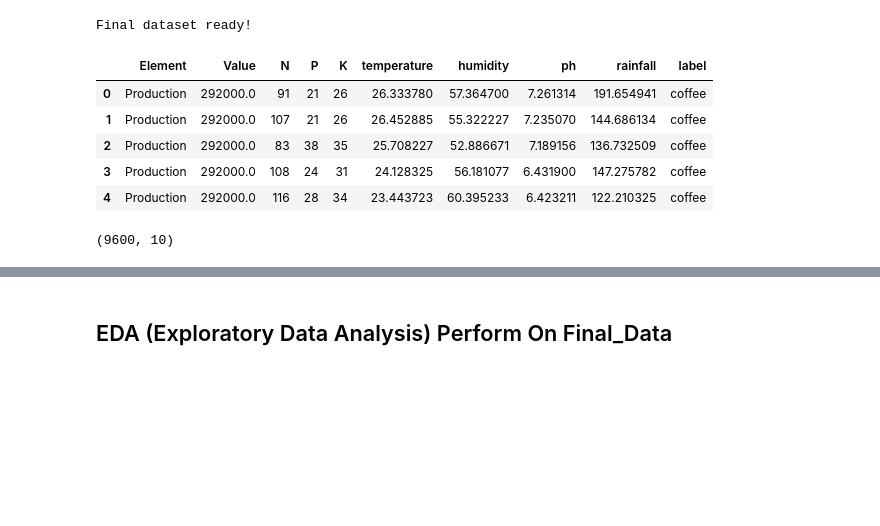
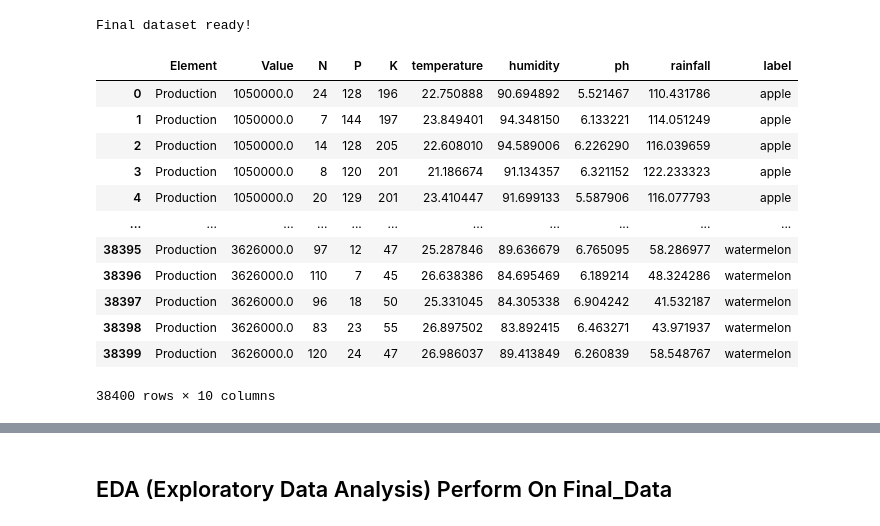
Before and after one commit to springboardmentor2468a-lab/AgriYield, a Jupyter notebook: AgriYield_Predictor.ipynb, the cells around one changed output, grey strips where cells are left out. Cells and saved outputs as stored; diff of their text form; code cells hidden in the pictures; blank space fills up the shorter version.

```diff
--- a/AgriYield_Predictor.ipynb
+++ b/AgriYield_Predictor.ipynb
@@ -476,4 +448,4 @@ array(['rice', 'maize', 'chickpea', 'kidneybeans', 'pigeonpeas',
 # %%
-crop['label'] = crop['label'].str.lower().str.strip()
+crop['label'] = crop['label'].replace(rename_map)
 # %% [markdown]
 ## Merge Both Datasets
@@ -530,10 +452,2 @@ array(['rice', 'maize', 'chickpea', 'kidneybeans', 'pigeonpeas',
 # %%
-merged = pd.merge(
-    fao_production,
-    crop,
-    left_on='Item',
-    right_on='label',
-    how='inner'
-)
-
-print("Merged Shape:", merged.shape)
+merged = pd.merge(fao, crop, left_on='Item', right_on='label', how='inner')
@@ -605,14 +516,14 @@ dtype: int64
 # %% [markdown]
 ## Drop irrelevant Column Data
 # %%
-columns_to_drop = [
+cols_to_drop = [
     'Domain Code', 'Domain', 'Area Code (M49)', 'Area',
     'Element Code','Item Code (CPC)','item',
     'Year Code', 'Year', 'Unit', 'Flag',
     'Flag Description', 'Note'
 ]
 # %%
-merged.drop(columns=[c for c in columns_to_drop if c in merged.columns],inplace=True)
+merged.drop(columns=[c for c in cols_to_drop if c in merged.columns],inplace=True)
 # %%
 merged
 # %% [output]
@@ -637,18 +548,21 @@ print("Final dataset ready!")
 # %% [output]
 Final dataset ready!
 # %%
-final_data.head()
+final_data
 # %% [output]
 |  | Element | Value | N | P | K | temperature | humidity | ph | rainfall | label |
-| 0 | Production | 292000.0 | 91 | 21 | 26 | 26.333780 | 57.364700 | 7.261314 | 191.654941 | coffee |
-| 1 | Production | 292000.0 | 107 | 21 | 26 | 26.452885 | 55.322227 | 7.235070 | 144.686134 | coffee |
-| 2 | Production | 292000.0 | 83 | 38 | 35 | 25.708227 | 52.886671 | 7.189156 | 136.732509 | coffee |
-| 3 | Production | 292000.0 | 108 | 24 | 31 | 24.128325 | 56.181077 | 6.431900 | 147.275782 | coffee |
-| 4 | Production | 292000.0 | 116 | 28 | 34 | 23.443723 | 60.395233 | 6.423211 | 122.210325 | coffee |
+| 0 | Production | 1050000.0 | 24 | 128 | 196 | 22.750888 | 90.694892 | 5.521467 | 110.431786 | apple |
+| 1 | Production | 1050000.0 | 7 | 144 | 197 | 23.849401 | 94.348150 | 6.133221 | 114.051249 | apple |
+| 2 | Production | 1050000.0 | 14 | 128 | 205 | 22.608010 | 94.589006 | 6.226290 | 116.039659 | apple |
+| 3 | Production | 1050000.0 | 8 | 120 | 201 | 21.186674 | 91.134357 | 6.321152 | 122.233323 | apple |
+| 4 | Production | 1050000.0 | 20 | 129 | 201 | 23.410447 | 91.699133 | 5.587906 | 116.077793 | apple |
+| ... | ... | ... | ... | ... | ... | ... | ... | ... | ... | ... |
+| 38395 | Production | 3626000.0 | 97 | 12 | 47 | 25.287846 | 89.636679 | 6.765095 | 58.286977 | watermelon |
+| 38396 | Production | 3626000.0 | 110 | 7 | 45 | 26.638386 | 84.695469 | 6.189214 | 48.324286 | watermelon |
+| 38397 | Production | 3626000.0 | 96 | 18 | 50 | 25.331045 | 84.305338 | 6.904242 | 41.532187 | watermelon |
+| 38398 | Production | 3626000.0 | 83 | 23 | 55 | 26.897502 | 83.892415 | 6.463271 | 43.971937 | watermelon |
+| 38399 | Production | 3626000.0 | 120 | 24 | 47 | 26.986037 | 89.413849 | 6.260839 | 58.548767 | watermelon |
+38400 rows × 10 columns
-# %%
-final_data.shape
-# %% [output]
-(9600, 10)
 # %%
 final_data.info()
 # %% [output]
```
Also changed, not shown: parts of 137 cells of this notebook.
